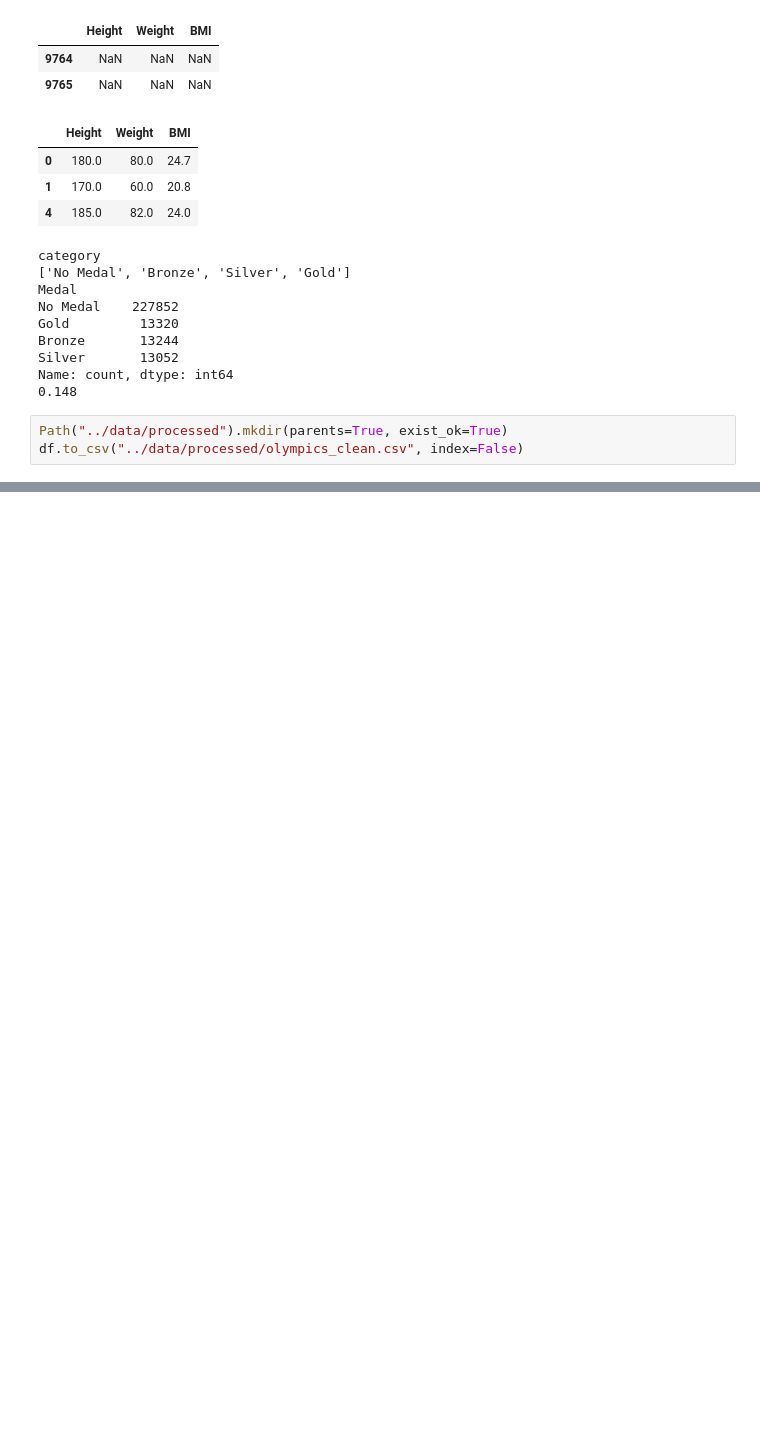
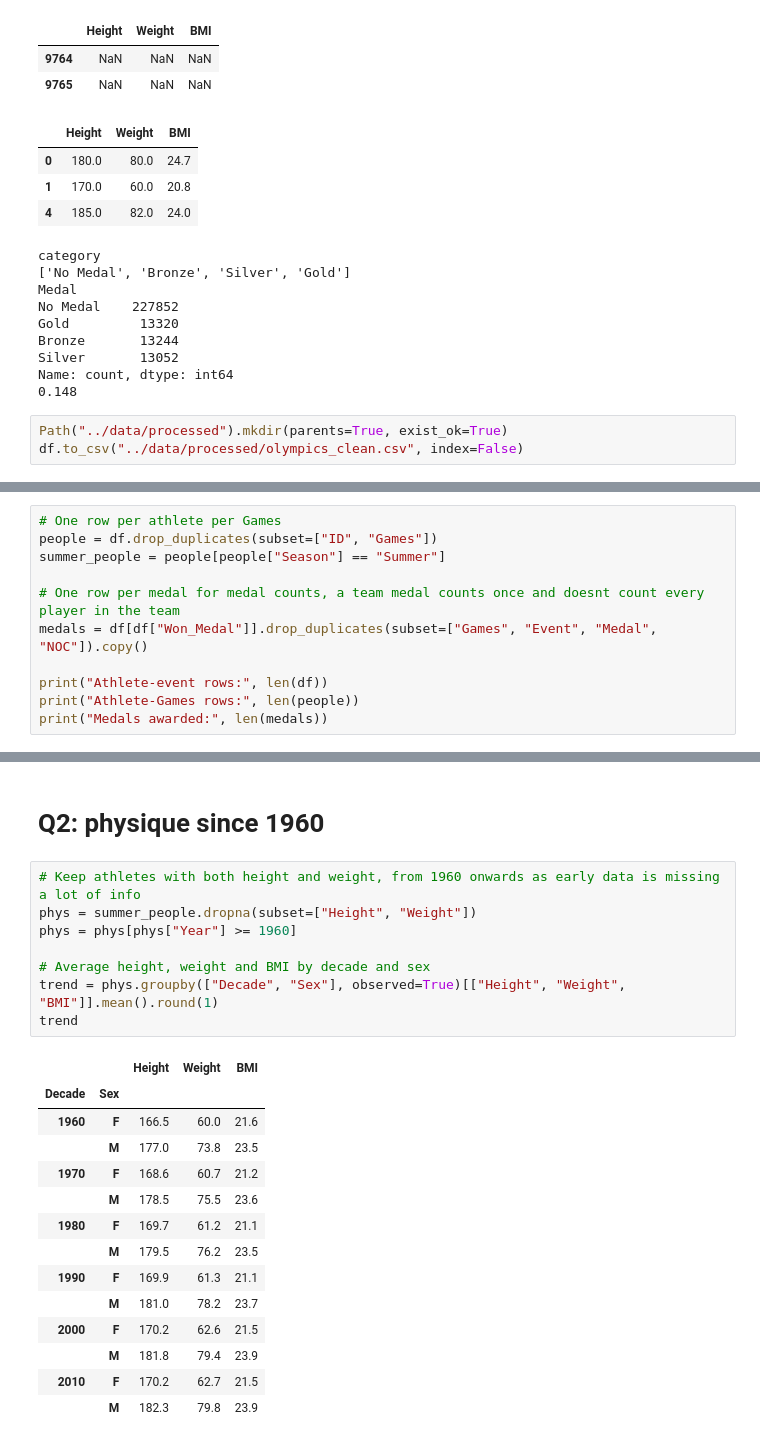
Before and after one commit to saifahmad03/pandas_project, a Jupyter notebook: notebooks/olympics_analysis.ipynb, the cells around one changed output, grey strips where cells are left out. Cells and saved outputs as stored; diff of their text form; blank space fills up the shorter version.

Commit message:
Analysis: participation and physique questions

```diff
--- a/notebooks/olympics_analysis.ipynb
+++ b/notebooks/olympics_analysis.ipynb
@@ -336,0 +327,11 @@ df.to_csv("../data/processed/olympics_clean.csv", index=False)
+# %%
+# One row per athlete per Games
+people = df.drop_duplicates(subset=["ID", "Games"])
+summer_people = people[people["Season"] == "Summer"]
+
+# One row per medal for medal counts, a team medal counts once and doesnt count every player in the team
+medals = df[df["Won_Medal"]].drop_duplicates(subset=["Games", "Event", "Medal", "NOC"]).copy()
+
+print("Athlete-event rows:", len(df))
+print("Athlete-Games rows:", len(people))
+print("Medals awarded:", len(medals))
@@ -336,0 +364,25 @@ df.to_csv("../data/processed/olympics_clean.csv", index=False)
+# %% [markdown]
+# Q2: physique since 1960
+# %%
+# Keep athletes with both height and weight, from 1960 onwards as early data is missing a lot of info
+phys = summer_people.dropna(subset=["Height", "Weight"])
+phys = phys[phys["Year"] >= 1960]
+
+# Average height, weight and BMI by decade and sex
+trend = phys.groupby(["Decade", "Sex"], observed=True)[["Height", "Weight", "BMI"]].mean().round(1)
+trend
+# %% [output]
+|  |  | Height | Weight | BMI |
+| Decade | Sex |  |  |  |
+| 1960 | F | 166.5 | 60.0 | 21.6 |
+|  | M | 177.0 | 73.8 | 23.5 |
+| 1970 | F | 168.6 | 60.7 | 21.2 |
+|  | M | 178.5 | 75.5 | 23.6 |
+| 1980 | F | 169.7 | 61.2 | 21.1 |
+|  | M | 179.5 | 76.2 | 23.5 |
+| 1990 | F | 169.9 | 61.3 | 21.1 |
+|  | M | 181.0 | 78.2 | 23.7 |
+| 2000 | F | 170.2 | 62.6 | 21.5 |
+|  | M | 181.8 | 79.4 | 23.9 |
+| 2010 | F | 170.2 | 62.7 | 21.5 |
+|  | M | 182.3 | 79.8 | 23.9 |
```
Also changed, not shown: parts of 17 cells of this notebook.
